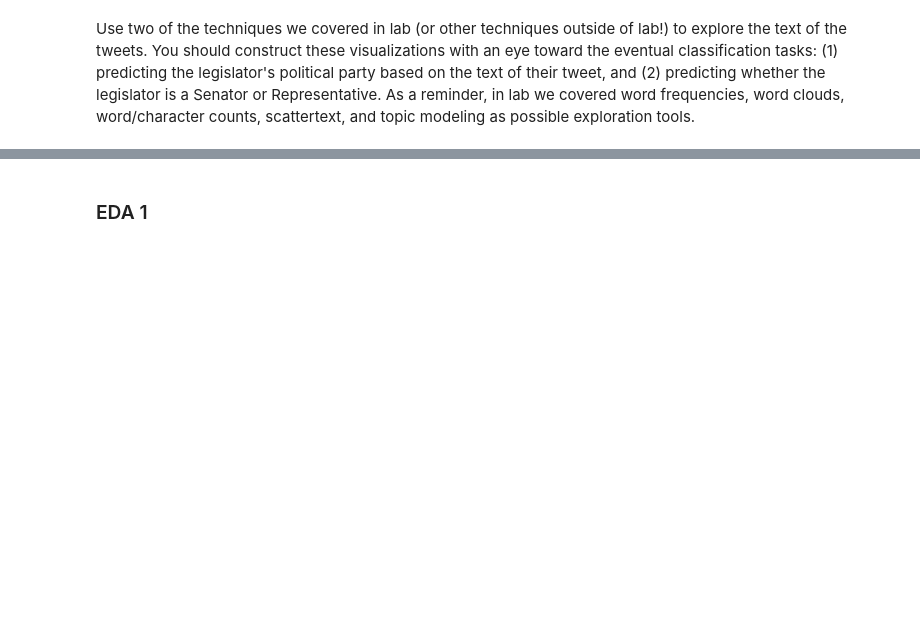
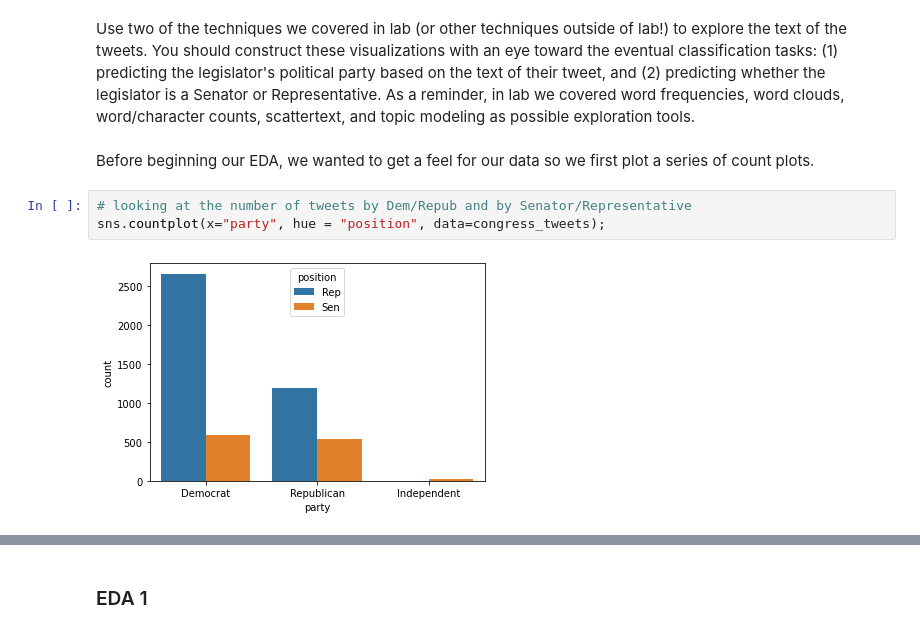
Before and after one commit to lawrence-j-liu/CSS_Project-5_Team-4_Spring-2021, a Jupyter notebook: Project 5 Student.ipynb, the cells around one changed output, grey strips where cells are left out. Drawn from its saved outputs; the diff is of its cells as text; blank space fills up the shorter version.

```diff
--- a/Project 5 Student.ipynb
+++ b/Project 5 Student.ipynb
@@ -183,3 +187,10 @@ congress_tweets.head()
 ## Exploratory Data Analysis
 # %% [markdown]
 Use two of the techniques we covered in lab (or other techniques outside of lab!) to explore the text of the tweets. You should construct these visualizations with an eye toward the eventual classification tasks: (1) predicting the legislator's political party based on the text of their tweet, and (2) predicting whether the legislator is a Senator or Representative. As a reminder, in lab we covered word frequencies, word clouds, word/character counts, scattertext, and topic modeling as possible exploration tools.
+# %% [markdown]
+Before beginning our EDA, we wanted to get a feel for our data so we first plot a series of count plots.
+# %%
+# looking at the number of tweets by Dem/Repub and by Senator/Representative
+sns.countplot(x="party", hue = "position", data=congress_tweets);
+# %% [output]
+[figure, added]
```
Also changed, not shown: parts of 41 cells of this notebook.
